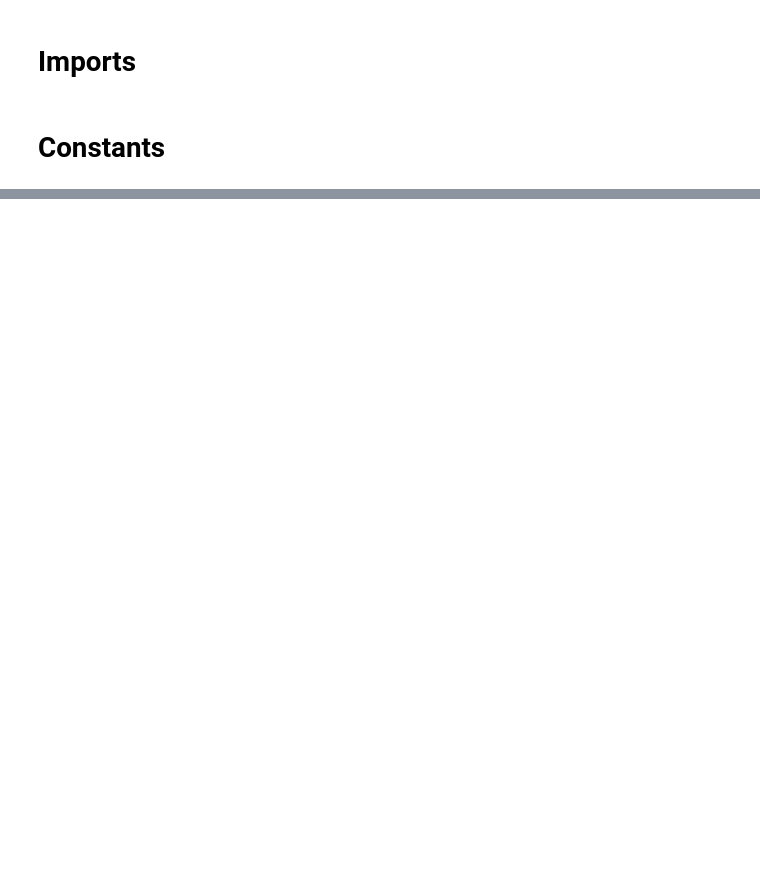
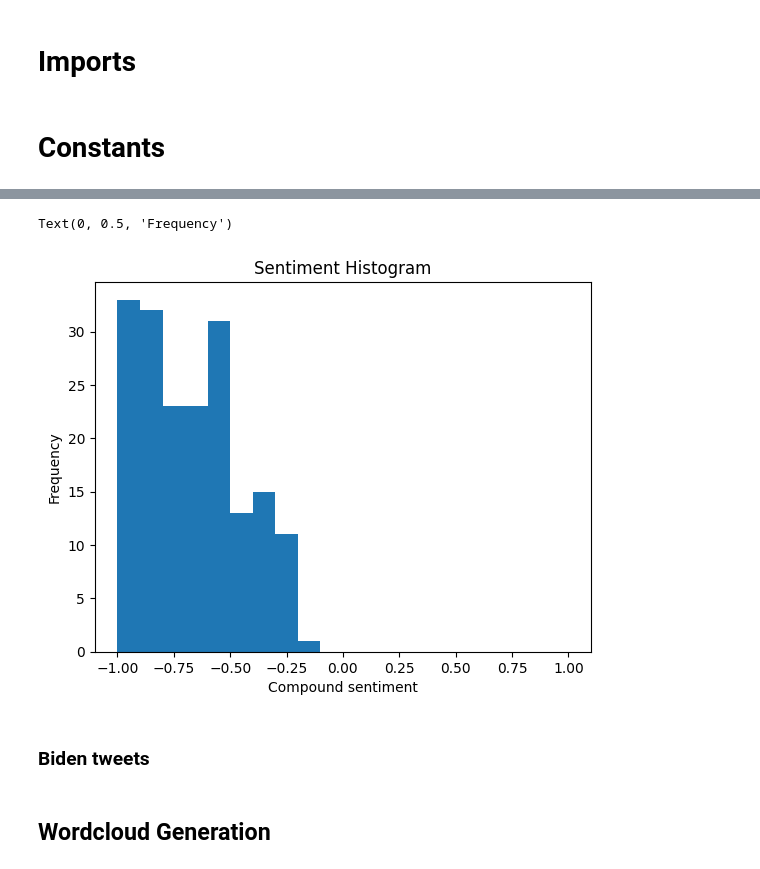
Before and after one commit to igvazquez/itba-nlp, a Jupyter notebook: TweetsGenerator.ipynb, the cells around one changed output, grey strips where cells are left out. Cells and saved outputs as stored; diff of their text form; code cells hidden in the pictures; blank space fills up the shorter version.

Commit message:
refactor: tweets generator structure

```diff
--- a/TweetsGenerator.ipynb
+++ b/TweetsGenerator.ipynb
@@ -366,0 +140,3 @@ plt.show()
+# %%
+trump_file_path = f"{GOOGLE_DRIVE_BASE_DIR}/trump_tweets.txt"
+trump = open(trump_file_path, encoding="UTF-8").read().splitlines()
@@ -366,0 +385,17 @@ plt.show()
+# %%
+tweets = []
+
+for tweet in generated_trump_tweets:
+    tweets.append(tweet.splitlines())
+
+tweets = [item for sublist in tweets for item in sublist]
+
+sia = SentimentIntensityAnalyzer()
+
+negative_tweets = []
+scores = []
+for tweet in tweets:
+    sentiment_scores = sia.polarity_scores(tweet)
+    if sentiment_scores['neg'] > 0.3:
+        scores.append(sentiment_scores)
+        negative_tweets.append(tweet)
@@ -366,0 +420,16 @@ plt.show()
+# %%
+data = []
+for sentiment in scores:
+    data.append(sentiment['compound'])
+
+bins = np.arange(-1, 1.1, 0.1)
+plt.hist(data, bins=bins)
+
+plt.title("Sentiment Histogram")
+plt.xlabel("Compound sentiment")
+plt.ylabel("Frequency")
+# %% [output]
+Text(0, 0.5, 'Frequency')
+[figure, added]
+# %% [markdown]
+### Biden tweets
@@ -366,0 +453,2 @@ plt.show()
+# %% [markdown]
+## Wordcloud Generation
```
Also changed, not shown: parts of 47 cells of this notebook, 2 other files.
